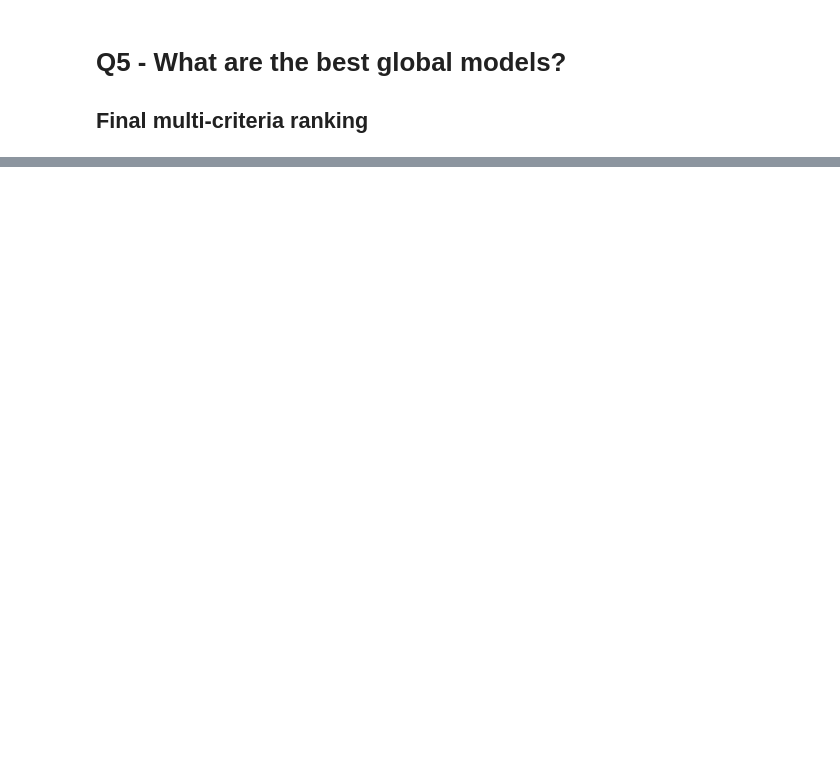
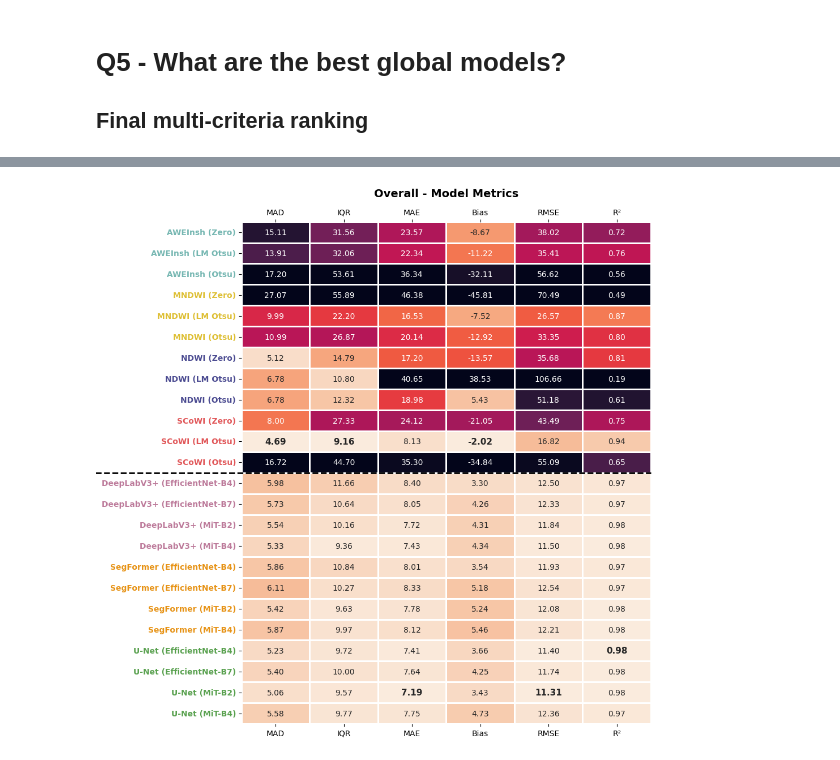
Before and after one commit to AlbertGallegoJimenez/sentinel2-coastline-benchmarking, a Jupyter notebook: notebooks/evaluate_offsets.ipynb, the cells around one changed output, grey strips where cells are left out. Saved outputs shown, nothing was run; the diff lists cells and outputs as text; code cells hidden in the pictures; blank space fills up the shorter version.

```diff
--- a/notebooks/evaluate_offsets.ipynb
+++ b/notebooks/evaluate_offsets.ipynb
@@ -1075,0 +1207,71 @@ KeyError: 'metric'
+# %%
+# 1. Prepare the raw DataFrames for overall metrics
+df_combined_raw = pd.concat([
+    overall_index_metrics.set_index('model_name')[["MAD", "IQR", "MAE", "Bias", "RMSE", "R²"]],
+    overall_dl_metrics.set_index('model_name')[["MAD", "IQR", "MAE", "Bias", "RMSE", "R²"]]
+])
+
+# 2. Prepare the color matrices using the previously defined function
+df_combined_color = prepare_color_matrix(df_combined_raw)
+
+# 3. Create the figure
+fig, ax = plt.subplots(figsize=(10, 10))
+cmap_metricas = "rocket_r"
+
+# Draw the heatmap
+sns.heatmap(
+    data=df_combined_color,
+    annot=df_combined_raw,
+    fmt=".2f",
+    cmap=cmap_metricas,
+    linewidths=1,
+    linecolor='white',
+    cbar=False,
+    ax=ax
+)
+
+# Basic formatting
+ax.set_title("Overall - Model Metrics", fontsize=14, fontweight='bold', pad=15)
+ax.set_xlabel("", fontweight='bold')
+ax.tick_params(axis='x', top=True, labeltop=True, bottom=True, labelbottom=True)
+ax.set_ylabel("", fontweight='bold')
+ax.tick_params(axis='y', rotation=0)
+ax.grid(False)
+
+# --- Add dashed separator line ---
+# Draw line between Index-based and DL-based models
+line_idx = len(overall_index_metrics)
+num_cols = len(df_combined_raw.columns)
+
+ax.plot(
+    [-3, num_cols], [line_idx, line_idx],
+    color='black', linestyle='--', linewidth=2, clip_on=False
+)
+
+# --- Bold the best value in each column ---
+for col_idx, col_name in enumerate(df_combined_raw.columns):
+    if col_name in ["MAD", "IQR", "MAE", "RMSE"]:
+        best_row_idx = df_combined_raw[col_name].argmin()  # Lowest error
+    elif col_name == "Bias":
+        best_row_idx = df_combined_raw[col_name].abs().argmin()  # Closest to 0
+    elif col_name == "R²":
+        best_row_idx = df_combined_raw[col_name].argmax()  # Highest value
+
+    flat_index = best_row_idx * num_cols + col_idx
+
+    texto = ax.texts[flat_index]
+    texto.set_fontweight('bold')
+    texto.set_fontsize(11)
+
+# Color the Y-axis labels according to the model family
+for tick_label in ax.get_yticklabels():
+    model_name = tick_label.get_text()
+    arch_name = model_name.split()[0]
+    color = model_colors.get(arch_name, "black")
+    tick_label.set_color(color)
+    tick_label.set_fontweight('bold')
+
+plt.tight_layout()
+plt.show()
+# %% [output]
+[figure, added]
```
Also changed, not shown: parts of 5 cells of this notebook.
